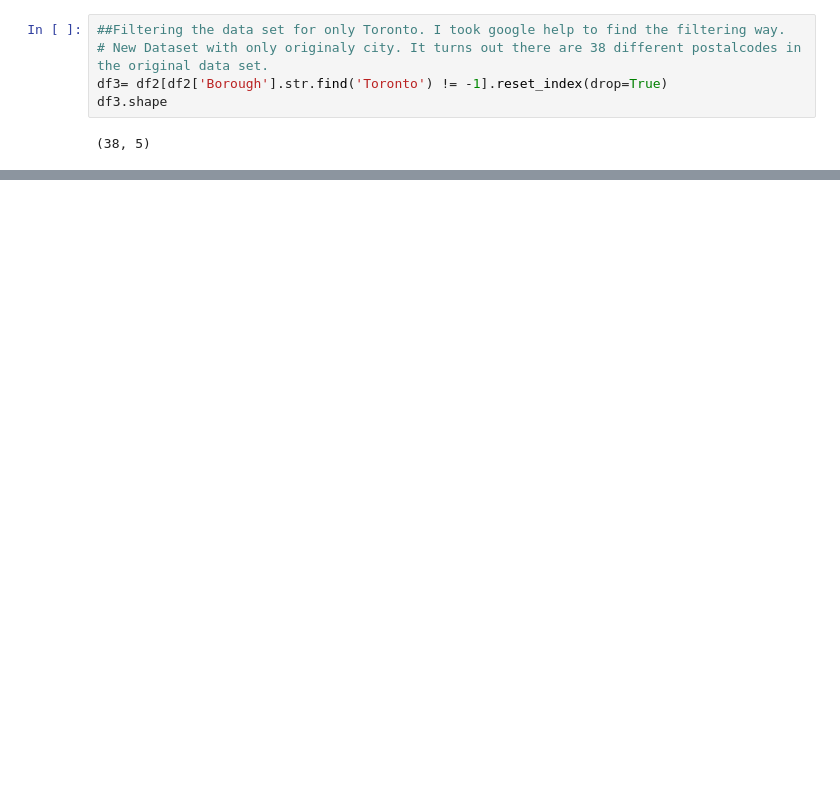
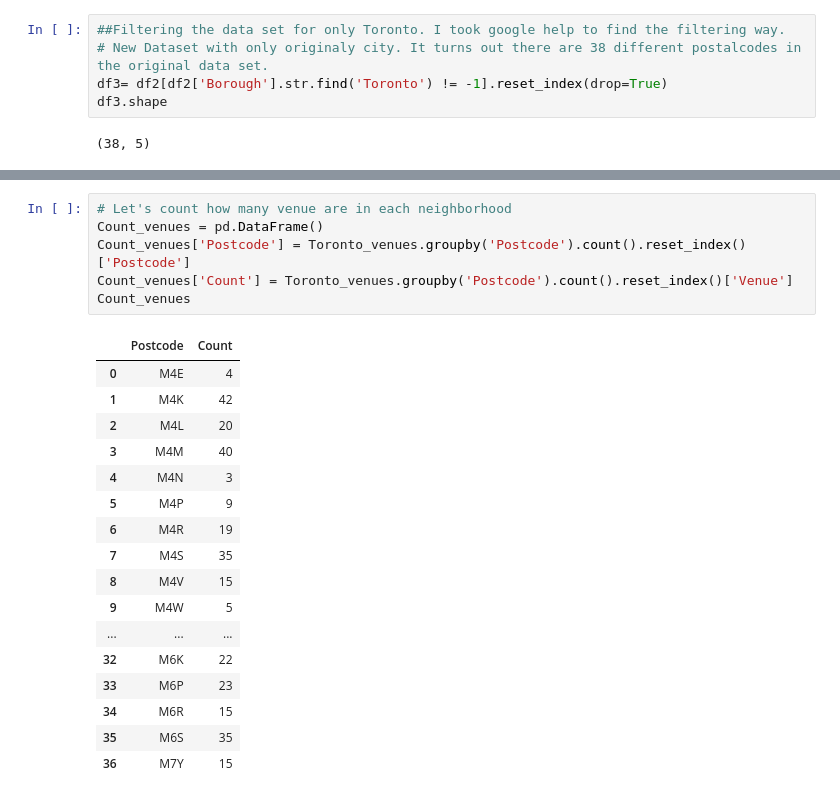
Before and after one commit to s-krosuri/github-example, a Jupyter notebook: Capstone2.ipynb, the cells around one changed output, grey strips where cells are left out. Saved outputs shown, nothing was run; the diff lists cells and outputs as text; blank space fills up the shorter version.

```diff
--- a/Capstone2.ipynb
+++ b/Capstone2.ipynb
@@ -263,0 +342,24 @@ map_toronto
+# %%
+# Let's count how many venue are in each neighborhood
+Count_venues = pd.DataFrame()
+Count_venues['Postcode'] = Toronto_venues.groupby('Postcode').count().reset_index()['Postcode']
+Count_venues['Count'] = Toronto_venues.groupby('Postcode').count().reset_index()['Venue']
+Count_venues
+# %% [output]
+|  | Postcode | Count |
+| 0 | M4E | 4 |
+| 1 | M4K | 42 |
+| 2 | M4L | 20 |
+| 3 | M4M | 40 |
+| 4 | M4N | 3 |
+| 5 | M4P | 9 |
+| 6 | M4R | 19 |
+| 7 | M4S | 35 |
+| 8 | M4V | 15 |
+| 9 | M4W | 5 |
+| ... | ... | ... |
+| 32 | M6K | 22 |
+| 33 | M6P | 23 |
+| 34 | M6R | 15 |
+| 35 | M6S | 35 |
+| 36 | M7Y | 15 |
```
Also changed, not shown: parts of 26 cells of this notebook.
